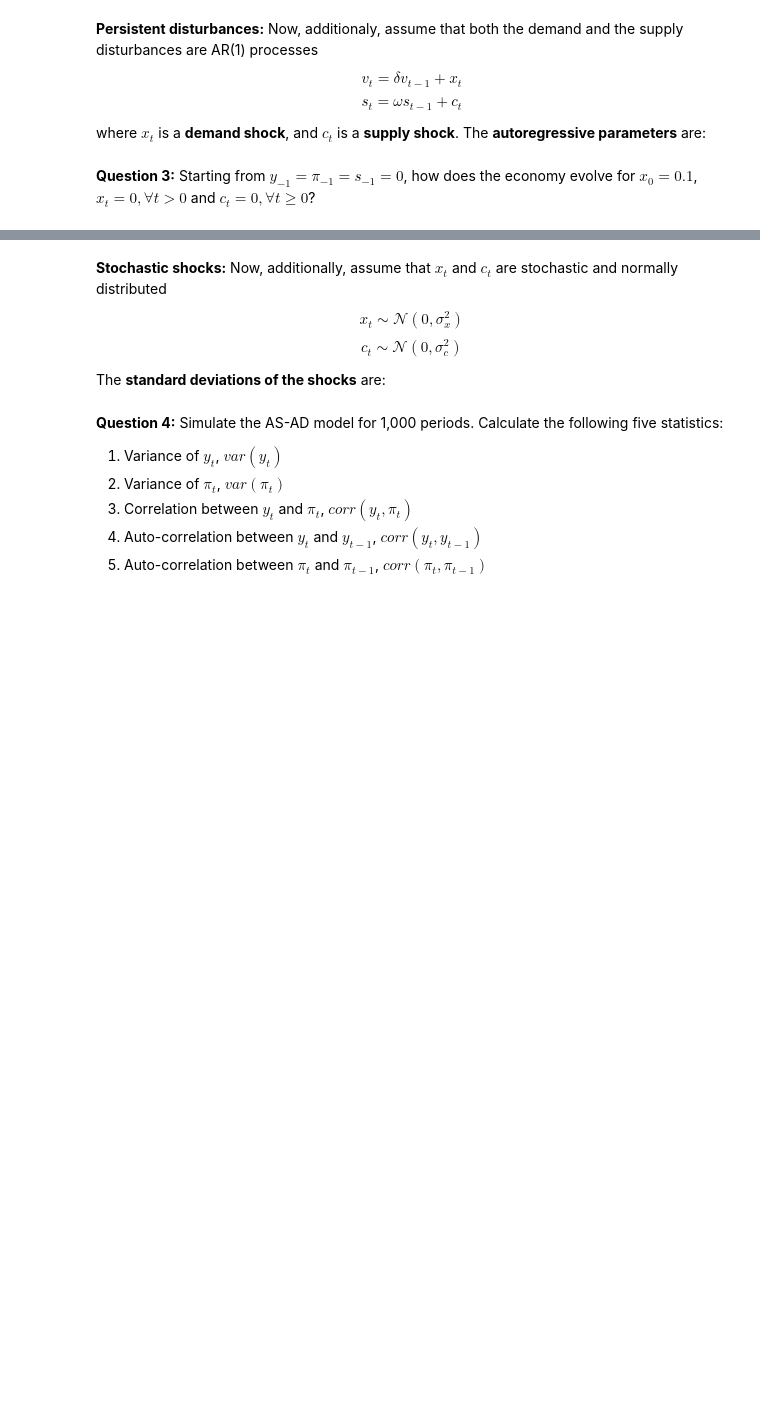
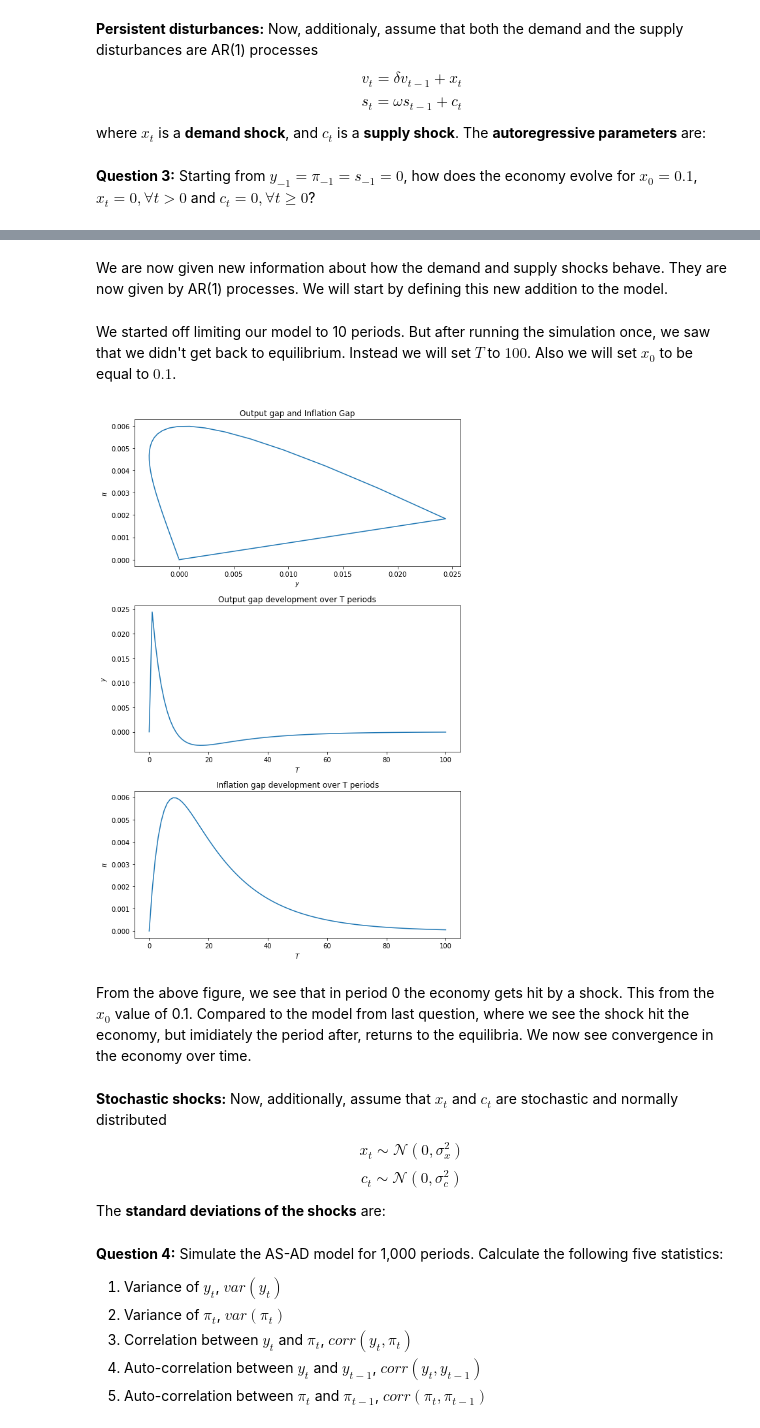
Before and after one commit to NumEconCopenhagen/projects-2019-nx31, a Jupyter notebook: examproject/examproject-M.ipynb, the cells around one changed output, grey strips where cells are left out. Cells and saved outputs as stored; diff of their text form; code cells hidden in the pictures; blank space fills up the shorter version.

Commit message:
Latest changes - AD-AS Model

```diff
--- a/examproject/examproject-M.ipynb
+++ b/examproject/examproject-M.ipynb
@@ -336,0 +399,2 @@ par['omega'] = 0.15
+# %% [markdown]
+We are now given new information about how the demand and supply shocks behave. They are now given by AR(1) processes. We will start by defining this new addition to the model.
@@ -337,3 +407,58 @@ par['omega'] = 0.15
+# %% [markdown]
+We started off limiting our model to 10 periods. But after running the simulation once, we saw that we didn't get back to equilibrium. Instead we will set $T$ to $100$.
+Also we will set $x_0$ to be equal to $0.1$.
+# %%
+# Definging periods, vectors, c, x and x_0
+T = 100
+y_vec = [0]
+pi_vec = [0]
+v_vec = [0]
+s_vec = [0]
+c_vec = np.zeros(T)
+x_vec = np.zeros(T)
+x_vec[1] = 0.1
+# %%
+# Simulation of AD-AS Model
+for t in range(1,T):
+
+    v_vec.append(v_t(v_vec[t-1], x_vec[t]))
+    s_vec.append(s_t(s_vec[t-1], c_vec[t]))
+    y_vec.append(y_value(par['alpha'], par['h'],par['b'],par['phi'],par['gamma'],y_vec[t-1],pi_vec[t-1],s_vec[t-1],s_vec[t],v_vec[t]))
+    pi_vec.append(pi_value(par['alpha'], par['h'],par['b'],par['phi'],par['gamma'],y_vec[t-1],pi_vec[t-1],s_vec[t-1],s_vec[t],v_vec[t]))
+# %%
+# Creating a figure
+periods = np.linspace(0,T,T)
+
+plot = plt.figure(figsize=(8,12))
+
+
+ax = plot.add_subplot(311)
+ax2 = plot.add_subplot(312)
+ax3 = plot.add_subplot(313)
+
+
+ax.plot(y_vec,pi_vec)
+ax.set_title('Output gap and Inflation Gap')
+ax.set_xlabel('$y$')
+ax.set_ylabel('$\pi$')
+
+
+ax2.plot(periods,y_vec)
+ax2.set_title('Output gap development over T periods')
+ax2.set_xlabel('$T$')
+ax2.set_ylabel('$y$')
+
+#plt.subplot(3,1,3)
+ax3.plot(periods,pi_vec)
+ax3.set_title('Inflation gap development over T periods')
+ax3.set_xlabel('$T$')
+ax3.set_ylabel('$\pi$')
+
+plt.tight_layout()
+# %% [output]
+[figure, added]
+# %% [markdown]
+From the above figure, we see that in period 0 the economy gets hit by a shock. This from the $x_0$ value of 0.1. Compared to the model from last question, where we see the shock hit the economy, but imidiately the period after, returns to the equilibria. We now see convergence in the economy over time.
 # %% [markdown]
 **Stochastic shocks:** Now, additionally, assume that $x_t$ and $c_t$ are stochastic and normally distributed
 
```
Also changed, not shown: parts of 31 cells of this notebook.
